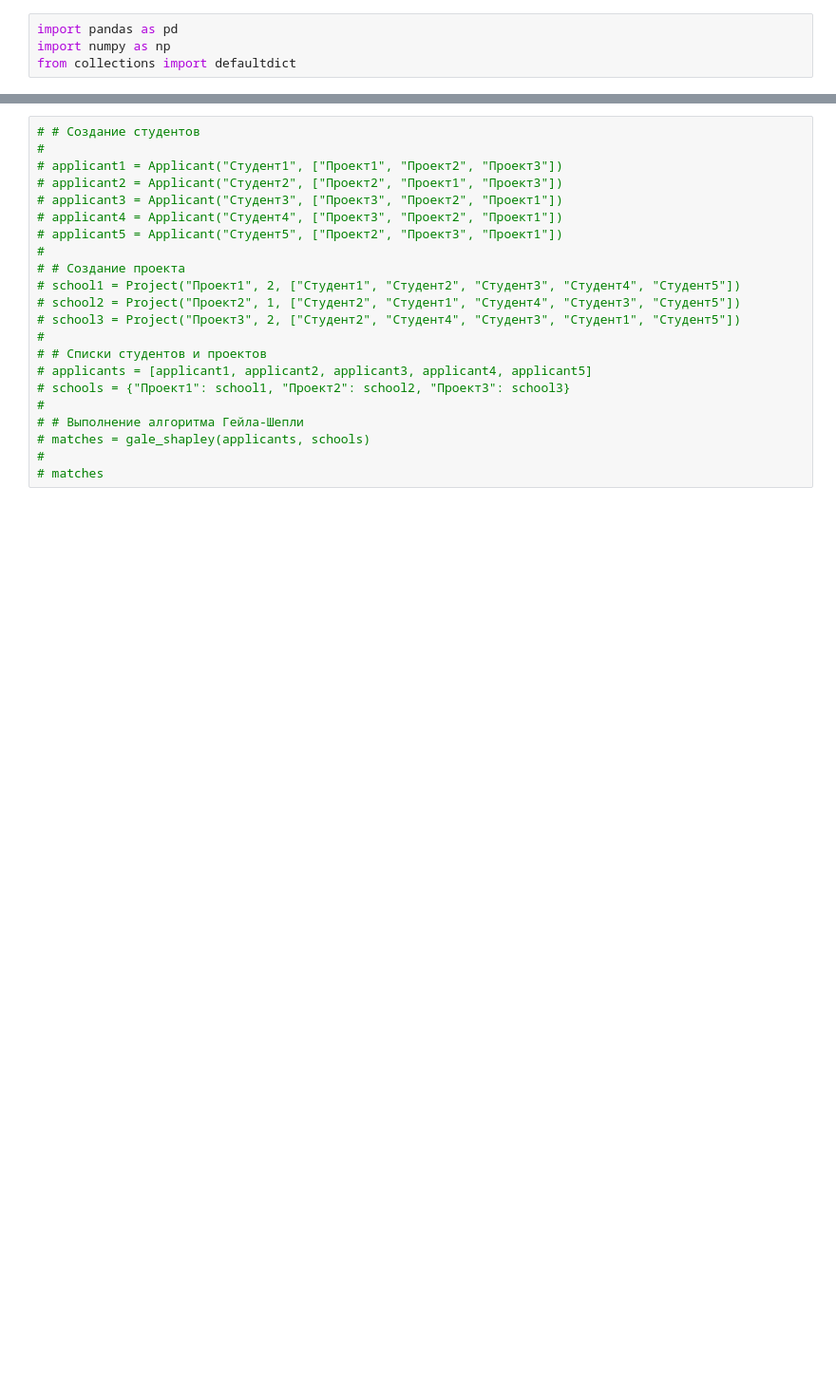
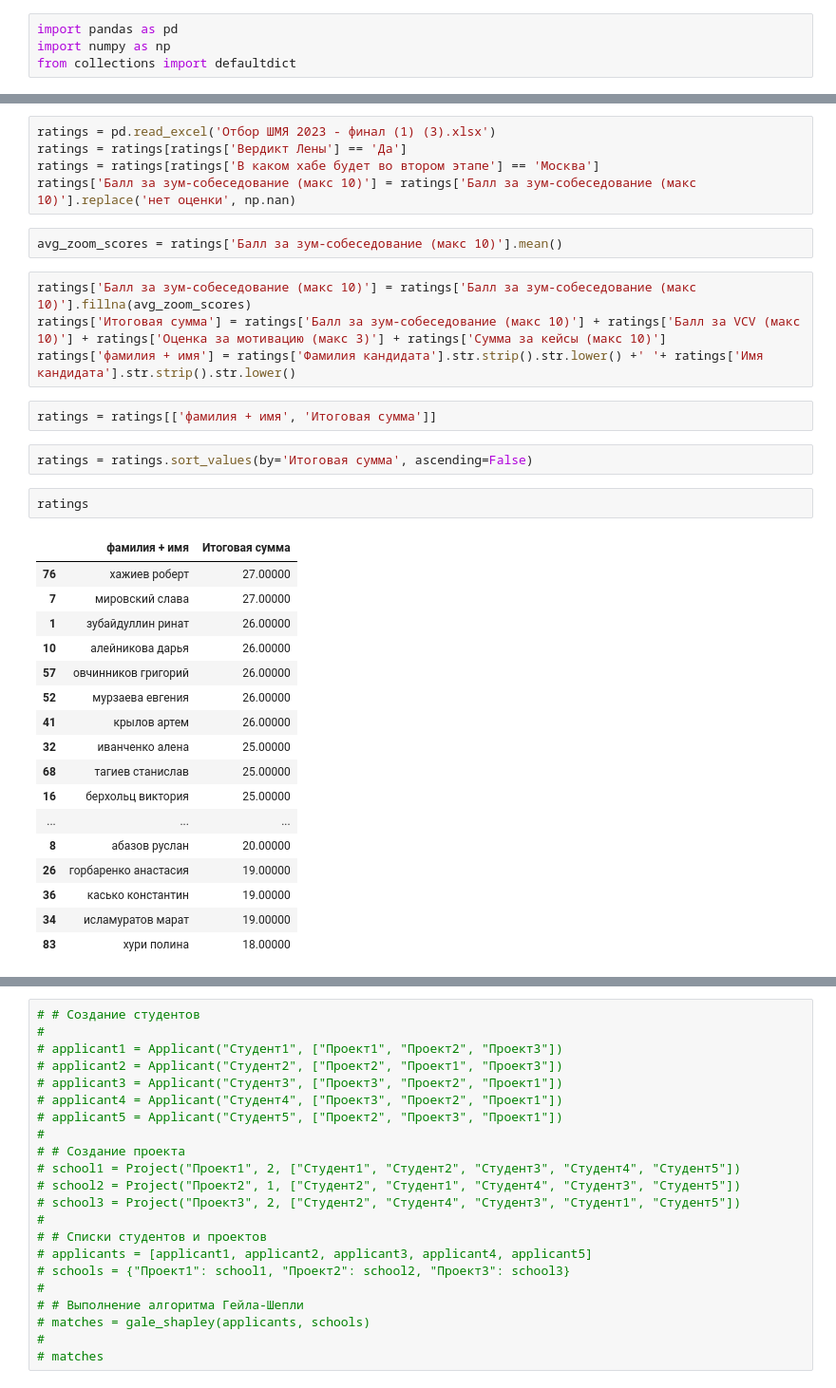
Before and after one commit to stepanskiba/match_master, a Jupyter notebook: 1.ipynb, the cells around one changed output, grey strips where cells are left out. Shown at 95% size. Cells and saved outputs as stored; diff of their text form; blank space fills up the shorter version.

```diff
--- a/1.ipynb
+++ b/1.ipynb
@@ -101,0 +84,35 @@ for _, row in schools.iterrows():
+# %%
+ratings = pd.read_excel('Отбор ШМЯ 2023 - финал (1) (3).xlsx')
+ratings = ratings[ratings['Вердикт Лены'] == 'Да']
+ratings = ratings[ratings['В каком хабе будет во втором этапе'] == 'Москва']
+ratings['Балл за зум-собеседование (макс 10)'] = ratings['Балл за зум-собеседование (макс 10)'].replace('нет оценки', np.nan)
+# %%
+avg_zoom_scores = ratings['Балл за зум-собеседование (макс 10)'].mean()
+# %%
+ratings['Балл за зум-собеседование (макс 10)'] = ratings['Балл за зум-собеседование (макс 10)'].fillna(avg_zoom_scores)
+ratings['Итоговая сумма'] = ratings['Балл за зум-собеседование (макс 10)'] + ratings['Балл за VCV (макс 10)'] + ratings['Оценка за мотивацию (макс 3)'] + ratings['Сумма за кейсы (макс 10)']
+ratings['фамилия + имя'] = ratings['Фамилия кандидата'].str.strip().str.lower() +' '+ ratings['Имя кандидата'].str.strip().str.lower()
+# %%
+ratings = ratings[['фамилия + имя', 'Итоговая сумма']]
+# %%
+ratings = ratings.sort_values(by='Итоговая сумма', ascending=False)
+# %%
+ratings
+# %% [output]
+|  | фамилия + имя | Итоговая сумма |
+| 76 | хажиев роберт | 27.00000 |
+| 7 | мировский слава | 27.00000 |
+| 1 | зубайдуллин ринат | 26.00000 |
+| 10 | алейникова дарья | 26.00000 |
+| 57 | овчинников григорий | 26.00000 |
+| 52 | мурзаева евгения | 26.00000 |
+| 41 | крылов артем | 26.00000 |
+| 32 | иванченко алена | 25.00000 |
+| 68 | тагиев станислав | 25.00000 |
+| 16 | берхольц виктория | 25.00000 |
+| ... | ... | ... |
+| 8 | абазов руслан | 20.00000 |
+| 26 | горбаренко анастасия | 19.00000 |
+| 36 | касько константин | 19.00000 |
+| 34 | исламуратов марат | 19.00000 |
+| 83 | хури полина | 18.00000 |
```
Also changed, not shown: parts of 21 cells of this notebook, 5 other files.
